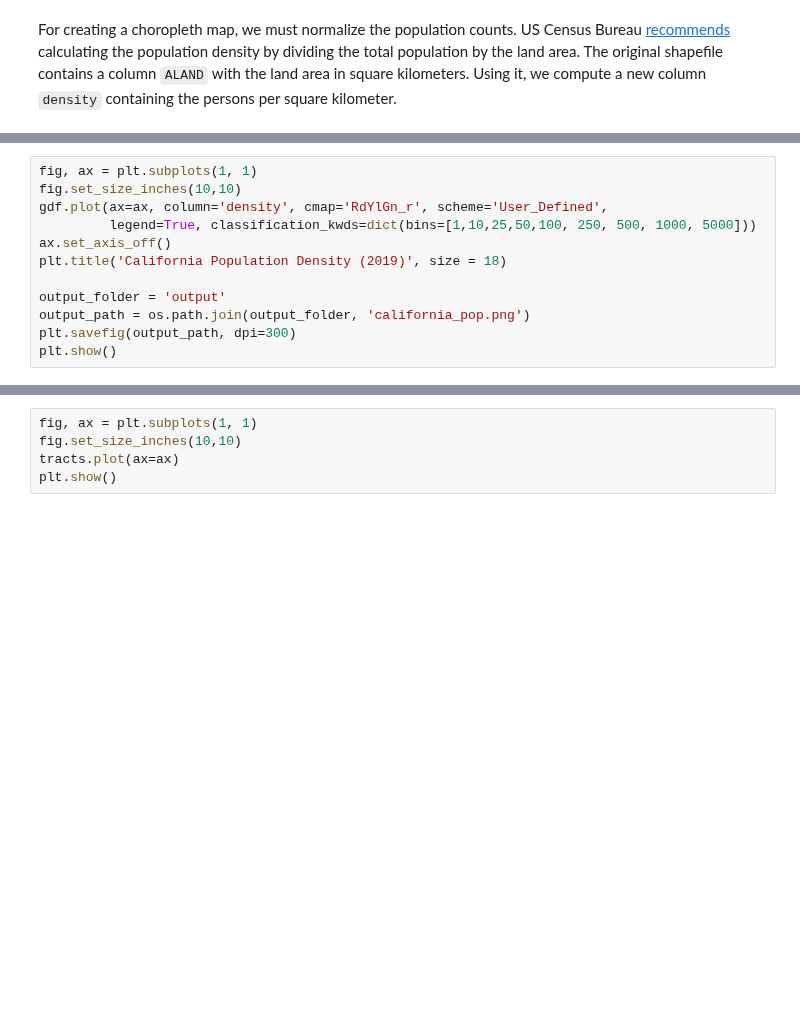
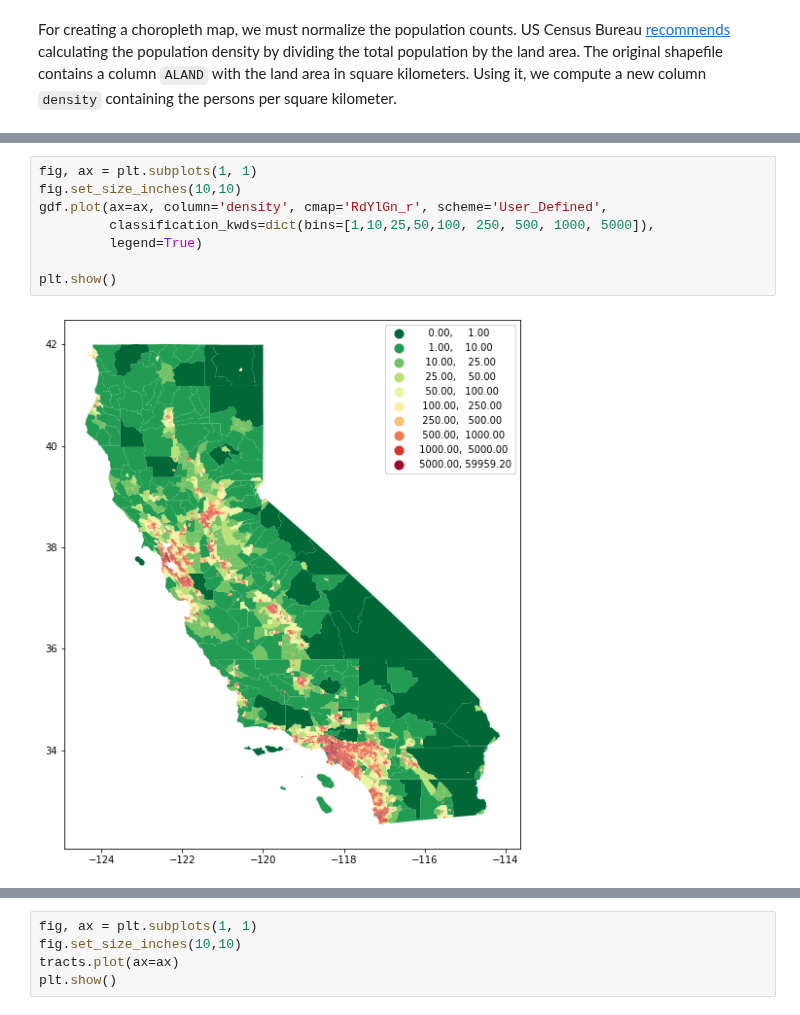
Before and after one commit to spatialthoughts/courses, a Jupyter notebook: code/python_dataviz/03_creating_maps.ipynb, the cells around one changed output, grey strips where cells are left out. Drawn from its saved outputs; the diff is of its cells as text; blank space fills up the shorter version.

```diff
--- a/code/python_dataviz/03_creating_maps.ipynb
+++ b/code/python_dataviz/03_creating_maps.ipynb
@@ -76,12 +128,10 @@ Instead of the class breaks being determined by the classification scheme, we ca
 # %%
 fig, ax = plt.subplots(1, 1)
 fig.set_size_inches(10,10)
 gdf.plot(ax=ax, column='density', cmap='RdYlGn_r', scheme='User_Defined',
-         legend=True, classification_kwds=dict(bins=[1,10,25,50,100, 250, 500, 1000, 5000]))
-ax.set_axis_off()
-plt.title('California Population Density (2019)', size = 18)
+         classification_kwds=dict(bins=[1,10,25,50,100, 250, 500, 1000, 5000]),
+         legend=True)
 
-output_folder = 'output'
-output_path = os.path.join(output_folder, 'california_pop.png')
-plt.savefig(output_path, dpi=300)
 plt.show()
+# %% [output]
+[figure, added]
```
Also changed, not shown: parts of 29 cells of this notebook.
